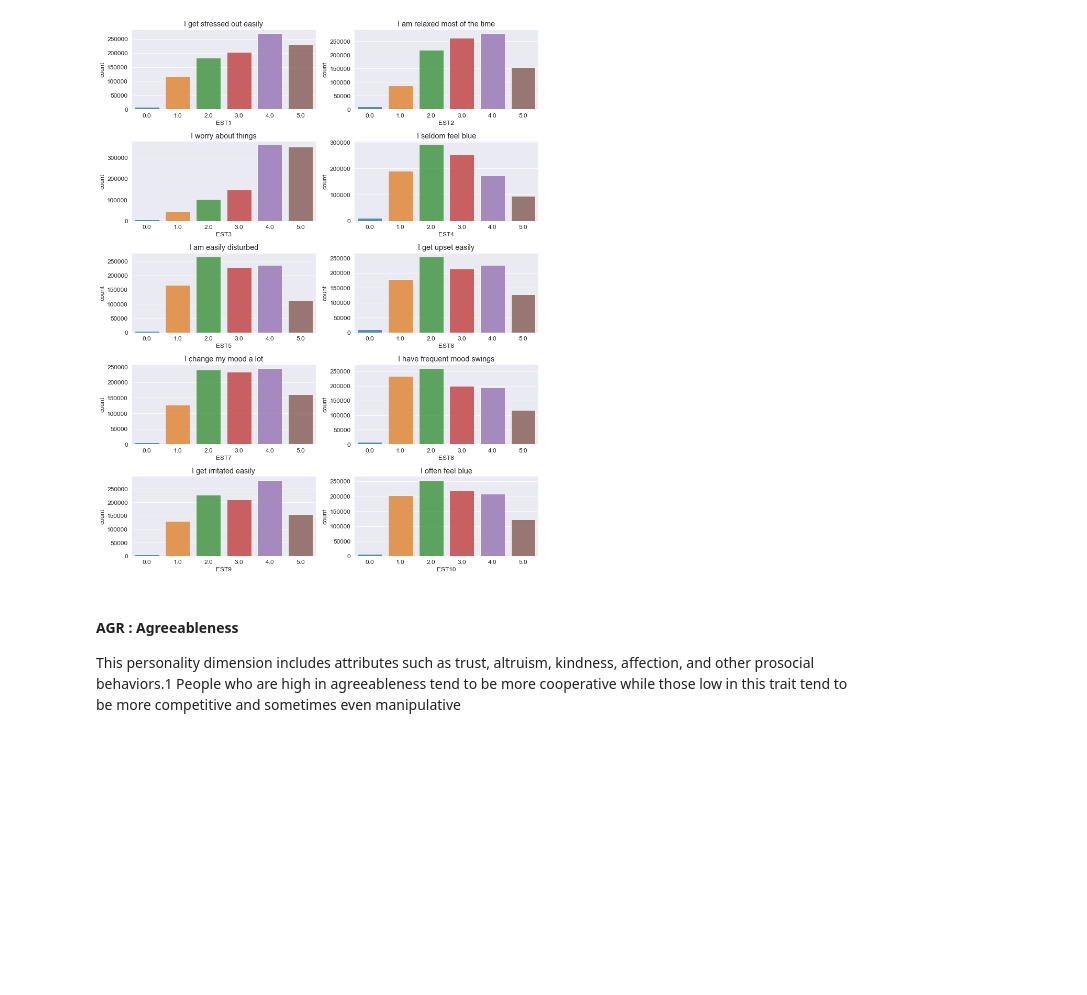
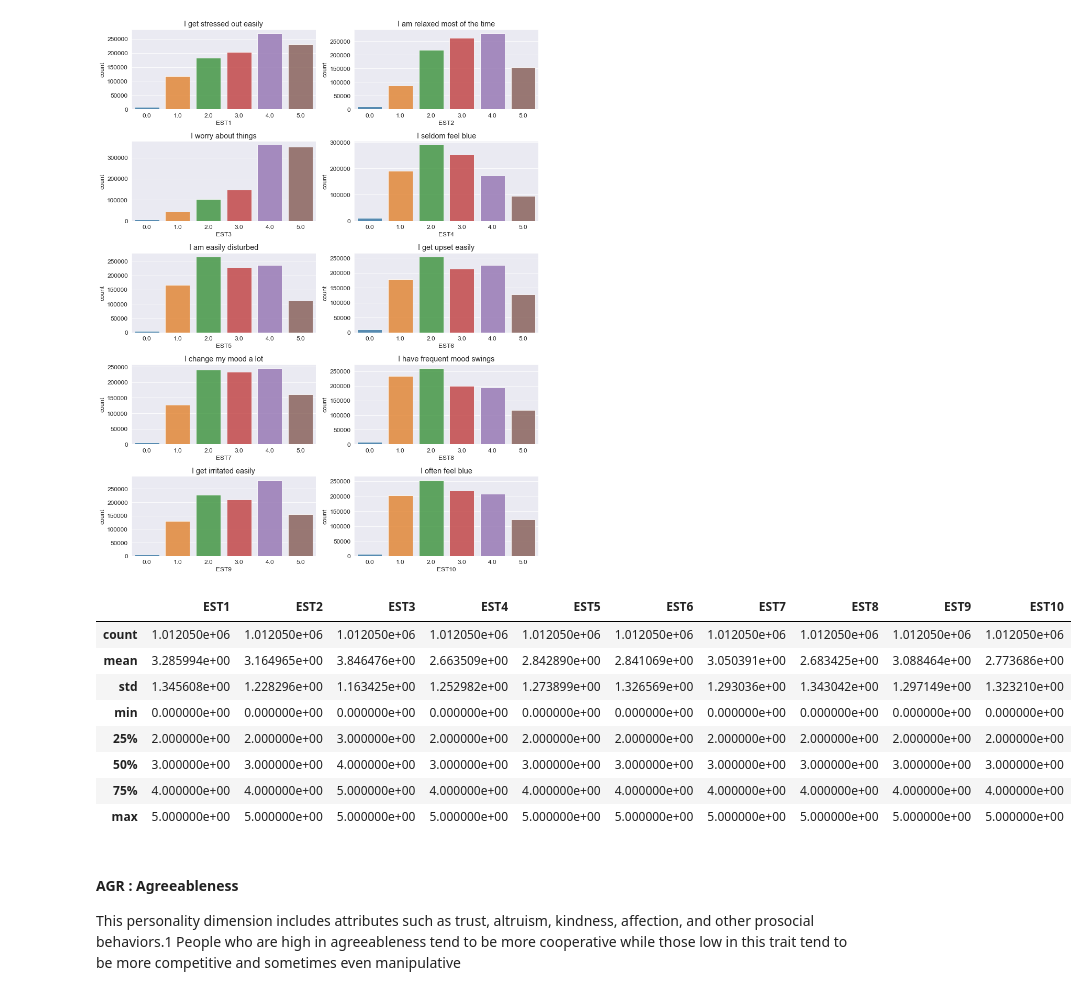
Before and after one commit to csendranshi/Personality_Assessment, a Jupyter notebook: Personality_assessment.ipynb, the cells around one changed output. Saved outputs shown, nothing was run; the diff lists cells and outputs as text; code cells hidden in the pictures; blank space fills up the shorter version.

```diff
--- a/Personality_assessment.ipynb
+++ b/Personality_assessment.ipynb
@@ -194,6 +170,19 @@ plt.tight_layout()
 plt.show()
 # %% [output]
 [figure]
+# %%
+est_df = df[columns].copy()
+est_df.describe()
+# %% [output]
+|  | EST1 | EST2 | EST3 | EST4 | EST5 | EST6 | EST7 | EST8 | EST9 | EST10 |
+| count | 1.012050e+06 | 1.012050e+06 | 1.012050e+06 | 1.012050e+06 | 1.012050e+06 | 1.012050e+06 | 1.012050e+06 | 1.012050e+06 | 1.012050e+06 | 1.012050e+06 |
+| mean | 3.285994e+00 | 3.164965e+00 | 3.846476e+00 | 2.663509e+00 | 2.842890e+00 | 2.841069e+00 | 3.050391e+00 | 2.683425e+00 | 3.088464e+00 | 2.773686e+00 |
+| std | 1.345608e+00 | 1.228296e+00 | 1.163425e+00 | 1.252982e+00 | 1.273899e+00 | 1.326569e+00 | 1.293036e+00 | 1.343042e+00 | 1.297149e+00 | 1.323210e+00 |
+| min | 0.000000e+00 | 0.000000e+00 | 0.000000e+00 | 0.000000e+00 | 0.000000e+00 | 0.000000e+00 | 0.000000e+00 | 0.000000e+00 | 0.000000e+00 | 0.000000e+00 |
+| 25% | 2.000000e+00 | 2.000000e+00 | 3.000000e+00 | 2.000000e+00 | 2.000000e+00 | 2.000000e+00 | 2.000000e+00 | 2.000000e+00 | 2.000000e+00 | 2.000000e+00 |
+| 50% | 3.000000e+00 | 3.000000e+00 | 4.000000e+00 | 3.000000e+00 | 3.000000e+00 | 3.000000e+00 | 3.000000e+00 | 3.000000e+00 | 3.000000e+00 | 3.000000e+00 |
+| 75% | 4.000000e+00 | 4.000000e+00 | 5.000000e+00 | 4.000000e+00 | 4.000000e+00 | 4.000000e+00 | 4.000000e+00 | 4.000000e+00 | 4.000000e+00 | 4.000000e+00 |
+| max | 5.000000e+00 | 5.000000e+00 | 5.000000e+00 | 5.000000e+00 | 5.000000e+00 | 5.000000e+00 | 5.000000e+00 | 5.000000e+00 | 5.000000e+00 | 5.000000e+00 |
 # %% [markdown]
 #### AGR : Agreeableness
 This personality dimension includes attributes such as trust, altruism, kindness, affection, and other prosocial behaviors.1﻿ People who are high in agreeableness tend to be more cooperative while those low in this trait tend to be more competitive and sometimes even manipulative
```
Also changed, not shown: parts of 20 cells of this notebook, 1 other file.
